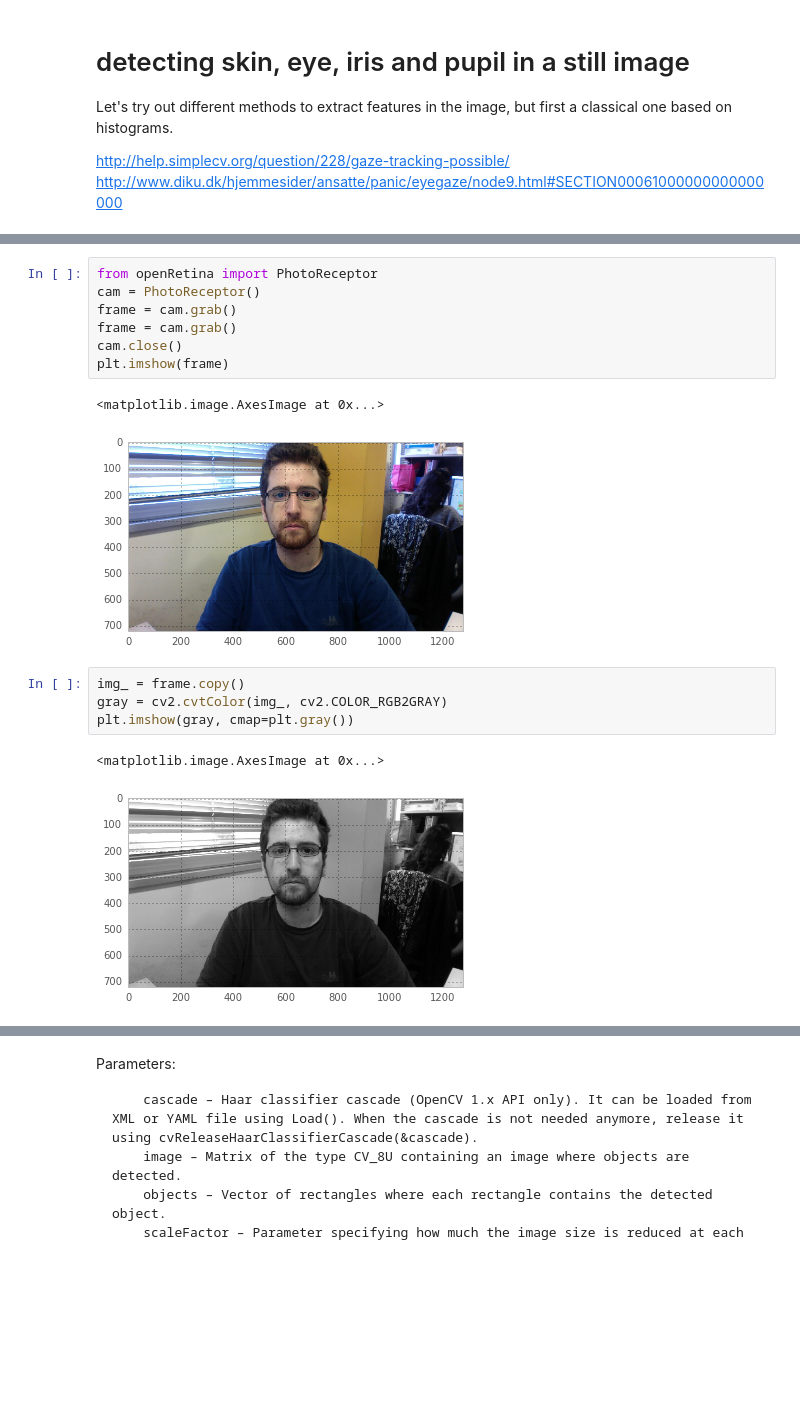
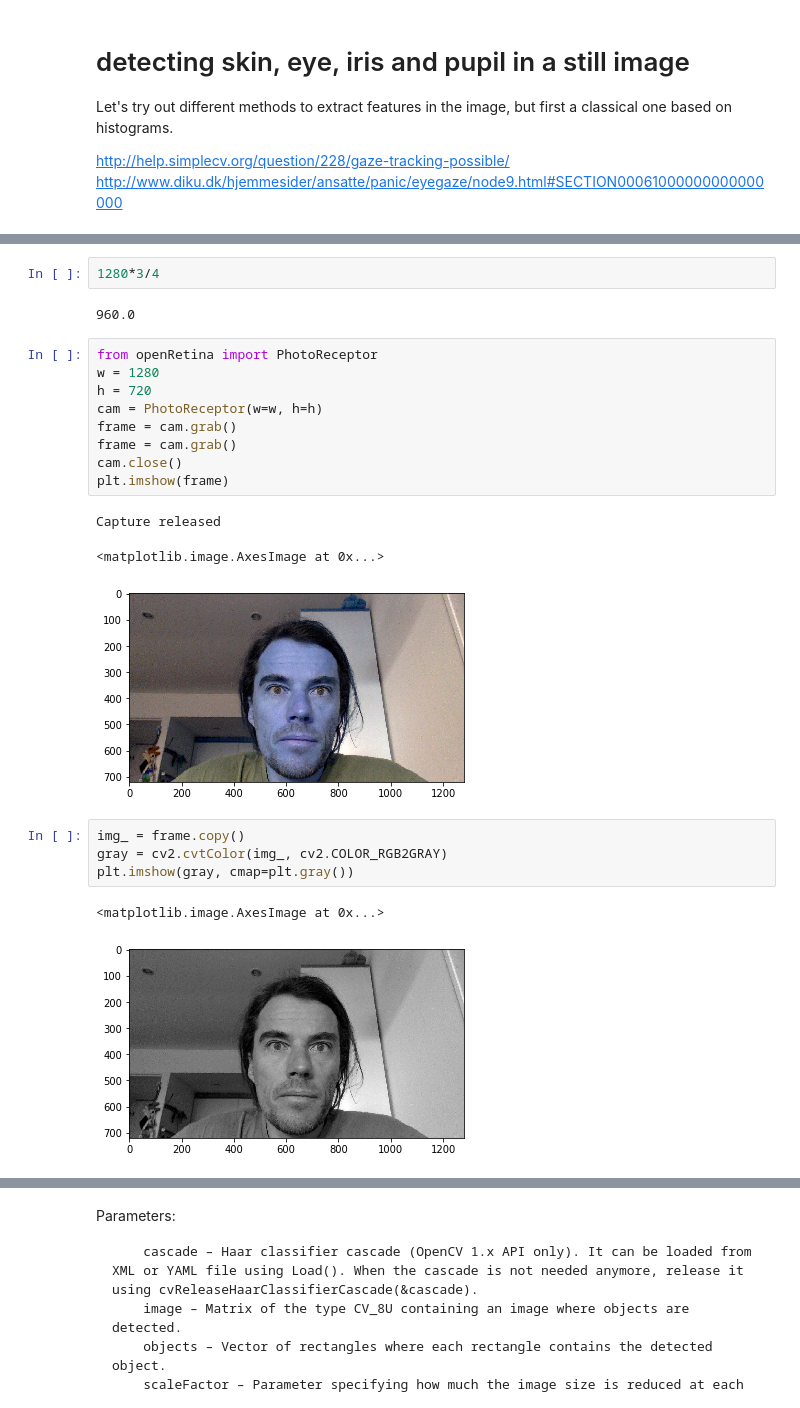
Before and after one commit to laurentperrinet/LeCheapEyeTracker, a Jupyter notebook: dev/2015-11-06_LeCheapEyeTracker_gaze tracking - take 1.ipynb, the cells around one changed output, grey strips where cells are left out. Cells and saved outputs as stored; diff of their text form; blank space fills up the shorter version.

```diff
--- a/dev/2015-11-06_LeCheapEyeTracker_gaze tracking - take 1.ipynb
+++ b/dev/2015-11-06_LeCheapEyeTracker_gaze tracking - take 1.ipynb
@@ -19,20 +17,27 @@ The history saving thread hit an unexpected error (OperationalError('attempt to
+# %%
+1280*3/4
+# %% [output]
+960.0
 # %%
 from openRetina import PhotoReceptor
-cam = PhotoReceptor()
+w = 1280
+h = 720
+cam = PhotoReceptor(w=w, h=h)
 frame = cam.grab()
 frame = cam.grab()
 cam.close()
 plt.imshow(frame)
 # %% [output]
-<matplotlib.image.AxesImage at 0x...>
+Capture released
+<matplotlib.image.AxesImage at 0x...>
-[figure, old version]
+[figure, new version]
 # %%
 img_ = frame.copy()
 gray = cv2.cvtColor(img_, cv2.COLOR_RGB2GRAY)
 plt.imshow(gray, cmap=plt.gray())
 # %% [output]
 <matplotlib.image.AxesImage at 0x...>
-[figure, old version]
+[figure, new version]
 # %%
 gray = cv2.equalizeHist(gray)
 plt.imshow(gray, cmap=plt.gray())
```
Also changed, not shown: parts of 22 cells of this notebook, 19 other files.
